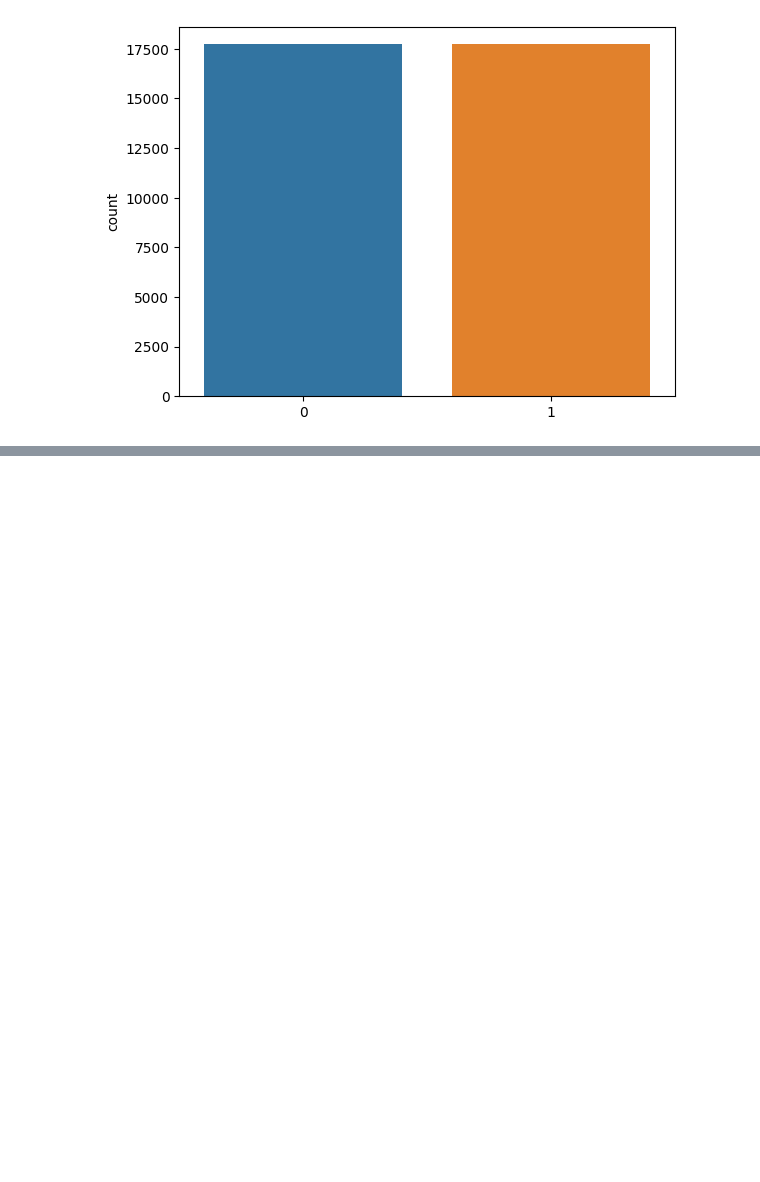
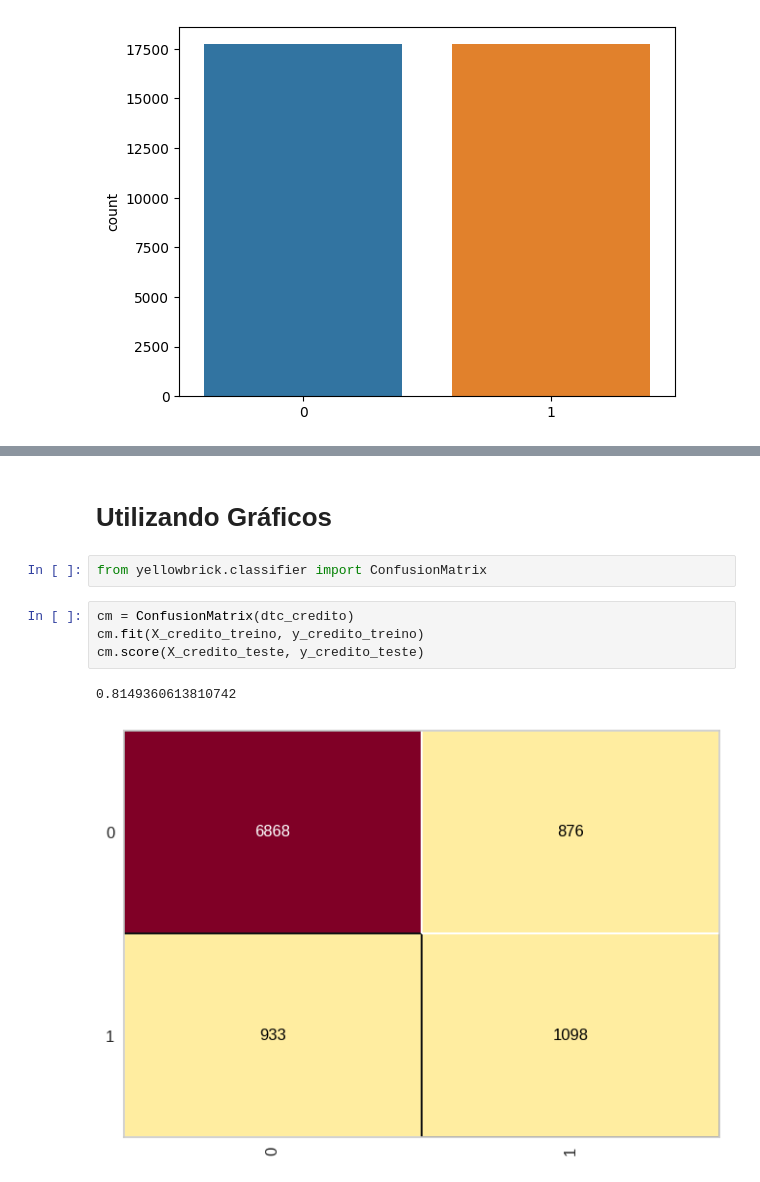
Before and after one commit to pzoliveira/DSDecisionTree, a Jupyter notebook: DSDecisionTree.ipynb, the cells around one changed output, grey strips where cells are left out. Cells and saved outputs as stored; diff of their text form; blank space fills up the shorter version.

Commit message:
Graphics

```diff
--- a/DSDecisionTree.ipynb
+++ b/DSDecisionTree.ipynb
@@ -87,0 +121,11 @@ sns.countplot(x = y_res_treino)
+# %% [markdown]
+# Utilizando Gráficos
+# %%
+from yellowbrick.classifier import ConfusionMatrix
+# %%
+cm = ConfusionMatrix(dtc_credito)
+cm.fit(X_credito_treino, y_credito_treino)
+cm.score(X_credito_teste, y_credito_teste)
+# %% [output]
+0.8149360613810742
+[figure, added]
```
Also changed, not shown: parts of 10 cells of this notebook.
